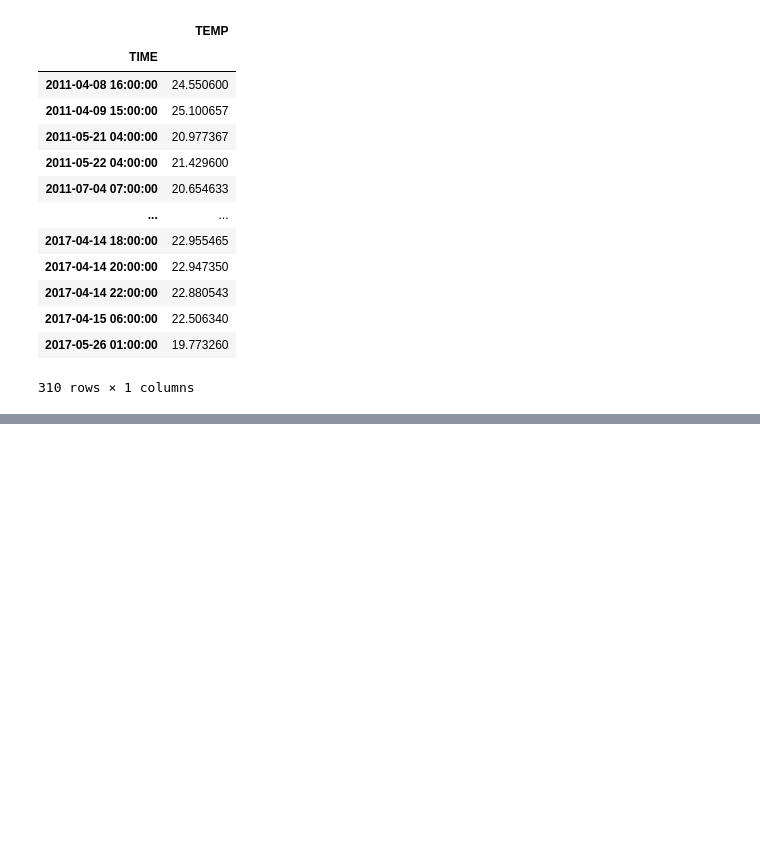
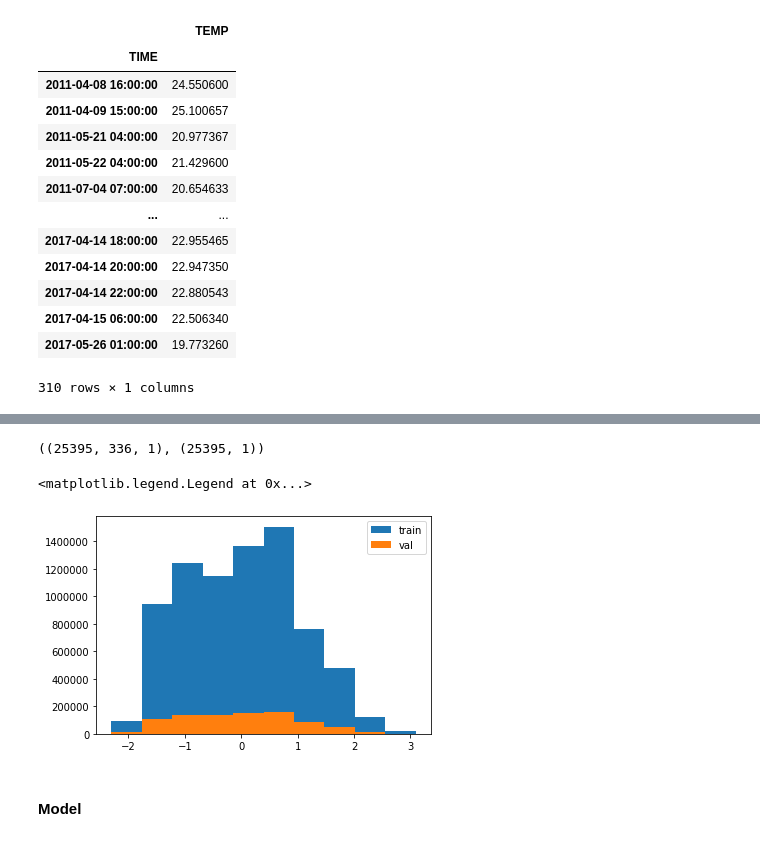
Before and after one commit to SteefanContractor/OceanML, a Jupyter notebook: script/Mooring_temp_gapfilling.ipynb, the cells around one changed output, grey strips where cells are left out. Cells and saved outputs as stored; diff of their text form; code cells hidden in the pictures; blank space fills up the shorter version.

Commit message:
Push changes to ipynb and all related data

```diff
--- a/script/Mooring_temp_gapfilling.ipynb
+++ b/script/Mooring_temp_gapfilling.ipynb
@@ -305,0 +263,44 @@ Name: TEMP, Length: 38582, dtype: float32
+# %%
+data = []
+labels = []
+
+break_index = np.where(Time_diff > pd.Timedelta(hours=1))[0] - 1
+window_len = hist_len + targ_len
+for w in range(len(break_index)):
+    run_start = hist_len if w == 0 else break_index[w-1] + 1 + hist_len
+    run_end = break_index[w] - targ_len
+    for i in range(run_start, run_end):
+        indices = range(i-hist_len, i)
+        data.append(np.reshape(temp_df_15.values[indices], (hist_len,1)))
+        labels.append(temp_df_15.values[i+targ_len])
+
+data = np.array(data)
+labels = np.array(labels)
+# %%
+data.shape, labels.shape
+# %% [output]
+((25395, 336, 1), (25395, 1))
+# %%
+# Split into training and test datasets
+trainidx = np.random.choice(len(data), int(np.round(0.9*len(data))), replace=False)
+train_data = data[trainidx]
+train_labels = labels[trainidx]
+val_data = np.delete(data, obj=trainidx, axis=0)
+val_labels = np.delete(labels, trainidx, axis=0)
+# %%
+# Normalisation
+train_mean = train_data.mean()
+train_std = train_data.std()
+# %%
+train_data = (train_data-train_mean)/train_std
+train_labels = (train_labels-train_mean)/train_std
+val_data = (val_data-train_mean)/train_std
+val_labels = (val_labels-train_mean)/train_std
+# %%
+plt.hist(train_data.flatten(), label='train'),plt.hist(val_data.flatten(), label='val')
+plt.legend()
+# %% [output]
+<matplotlib.legend.Legend at 0x...>
+[figure, added]
+# %% [markdown]
+#### Model
```
Also changed, not shown: parts of 35 cells of this notebook, 17 other files.
